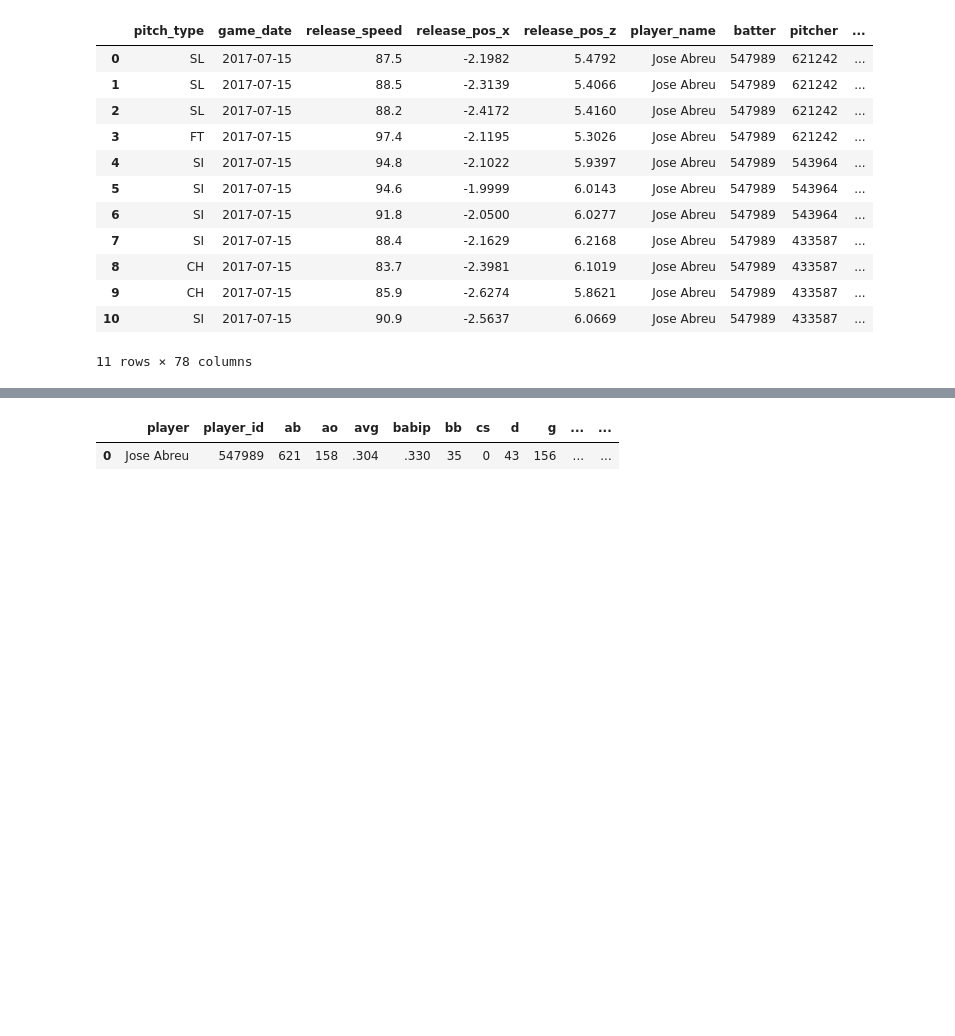
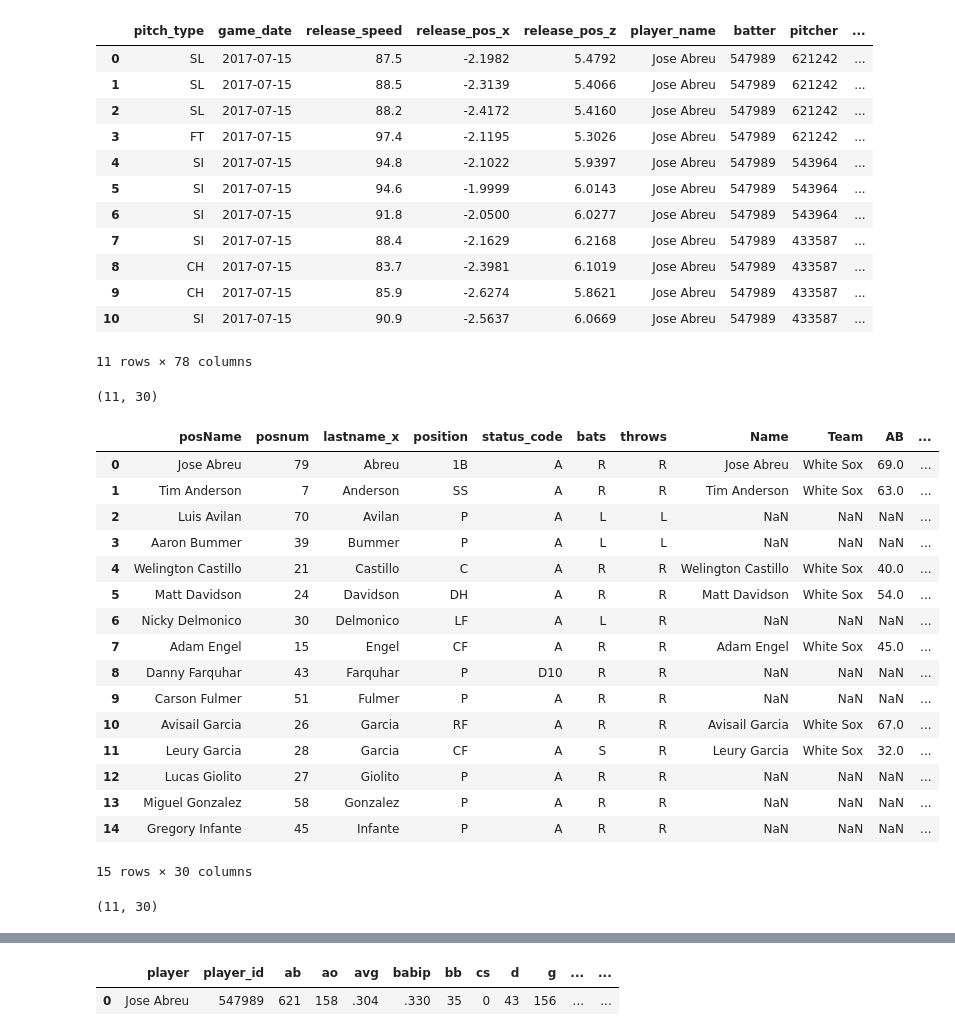
Before and after one commit to timbroderick/pybaseball, a Jupyter notebook: playing.ipynb, the cells around one changed output, grey strips where cells are left out. Drawn from its saved outputs; the diff is of its cells as text; code cells hidden in the pictures; blank space fills up the shorter version.

Commit message:
restructured script, pulling roster from MLB to reflect changes

```diff
--- a/playing.ipynb
+++ b/playing.ipynb
@@ -527,4 +527,75 @@ import pandas as pd
 import requests
 from pandas.io.json import json_normalize
 import json
+# %%
+# Getting White Sox roster
+request='http://lookup-service-prod.mlb.com/json/named.roster_40.bam?team_id=145'
+data= requests.get(request)
+roster=data.json()
+CWS=json_normalize(roster)
+CWS.columns = CWS.columns.map(lambda x: x.split(".")[-1])
+work = CWS['row']
+df = json_normalize(work[0])
+#status_code
+# select only Active and DL players
+notActive = ['RM']
+dfWS = df[~df.status_code.isin(notActive)]
+WSroster = dfWS[['name_display_first_last','jersey_number','name_last','position_txt','status_code','bats','throws']]
+WSroster = WSroster.rename(columns={'name_display_first_last':'posName','jersey_number':'posnum','name_last':'lastname','position_txt':'position'})
+WSroster['lastname'] = WSroster['lastname'].str.replace(r"[\"\' ]", '')
+WSroster.to_csv("csv/WSroster.csv", index=False, encoding="utf-8")
+BSselect = pd.read_csv('csv/BSselect.csv', index_col=None)
+left = WSroster
+right = BSselect
+soxBShit = pd.merge(left, right, how='left', left_on='posName', right_on='Name', suffixes=('_x', '_y'))
+soxBShit = soxBShit[soxBShit.Name.notnull()]
+soxBShit.shape
+# %% [output]
+(11, 30)
+# %%
+# Getting White Sox roster
+request='http://lookup-service-prod.mlb.com/json/named.roster_40.bam?team_id=145'
+data= requests.get(request)
+roster=data.json()
+CWS=json_normalize(roster)
+CWS.columns = CWS.columns.map(lambda x: x.split(".")[-1])
+work = CWS['row']
+df = json_normalize(work[0])
+#status_code
+# select only Active and DL players
+notActive = ['RM']
+dfWS = df[~df.status_code.isin(notActive)]
+WSroster = dfWS[['name_display_first_last','jersey_number','name_last','position_txt','status_code','bats','throws']]
+WSroster = WSroster.rename(columns={'name_display_first_last':'posName','jersey_number':'posnum','name_last':'lastname','position_txt':'position'})
+WSroster['lastname'] = WSroster['lastname'].str.replace(r"[\"\' ]", '')
+WSroster.to_csv("csv/WSroster.csv", index=False, encoding="utf-8")
+BSselect = pd.read_csv('csv/BSselect.csv', index_col=None)
+left = WSroster
+right = BSselect
+soxBShit = pd.merge(left, right, how='left', left_on='posName', right_on='Name', suffixes=('_x', '_y'))
+soxBShit = soxBShit[soxBShit.Name.notnull()]
+soxBShit.shape
+# %% [output]
+|  | posName | posnum | lastname_x | position | status_code | bats | throws | Name | Team | AB | ... |
+| 0 | Jose Abreu | 79 | Abreu | 1B | A | R | R | Jose Abreu | White Sox | 69.0 | ... |
+| 1 | Tim Anderson | 7 | Anderson | SS | A | R | R | Tim Anderson | White Sox | 63.0 | ... |
+| 2 | Luis Avilan | 70 | Avilan | P | A | L | L | NaN | NaN | NaN | ... |
+| 3 | Aaron Bummer | 39 | Bummer | P | A | L | L | NaN | NaN | NaN | ... |
+| 4 | Welington Castillo | 21 | Castillo | C | A | R | R | Welington Castillo | White Sox | 40.0 | ... |
+| 5 | Matt Davidson | 24 | Davidson | DH | A | R | R | Matt Davidson | White Sox | 54.0 | ... |
+| 6 | Nicky Delmonico | 30 | Delmonico | LF | A | L | R | NaN | NaN | NaN | ... |
+| 7 | Adam Engel | 15 | Engel | CF | A | R | R | Adam Engel | White Sox | 45.0 | ... |
+| 8 | Danny Farquhar | 43 | Farquhar | P | D10 | R | R | NaN | NaN | NaN | ... |
+| 9 | Carson Fulmer | 51 | Fulmer | P | A | R | R | NaN | NaN | NaN | ... |
+| 10 | Avisail Garcia | 26 | Garcia | RF | A | R | R | Avisail Garcia | White Sox | 67.0 | ... |
+| 11 | Leury Garcia | 28 | Garcia | CF | A | S | R | Leury Garcia | White Sox | 32.0 | ... |
+| 12 | Lucas Giolito | 27 | Giolito | P | A | R | R | NaN | NaN | NaN | ... |
+| 13 | Miguel Gonzalez | 58 | Gonzalez | P | A | R | R | NaN | NaN | NaN | ... |
+| 14 | Gregory Infante | 45 | Infante | P | A | R | R | NaN | NaN | NaN | ... |
+15 rows × 30 columns
+# %%
+soxBShit = soxBShit[soxBShit.Name.notnull()]
+soxBShit.shape
+# %% [output]
+(11, 30)
 # %%
```
Also changed, not shown: parts of 1 cell of this notebook, 46 other files.
